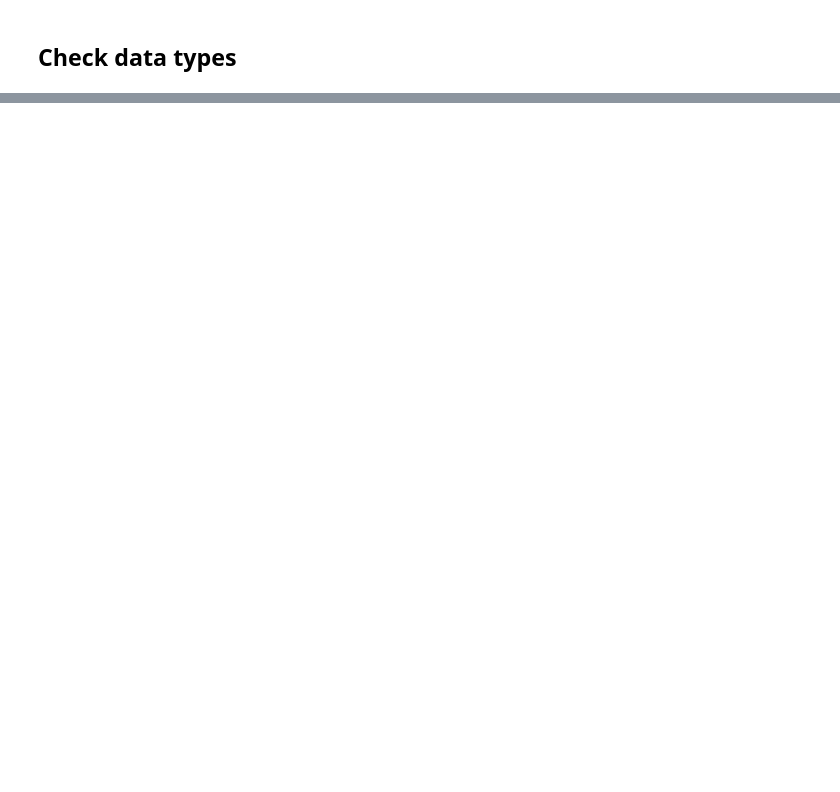
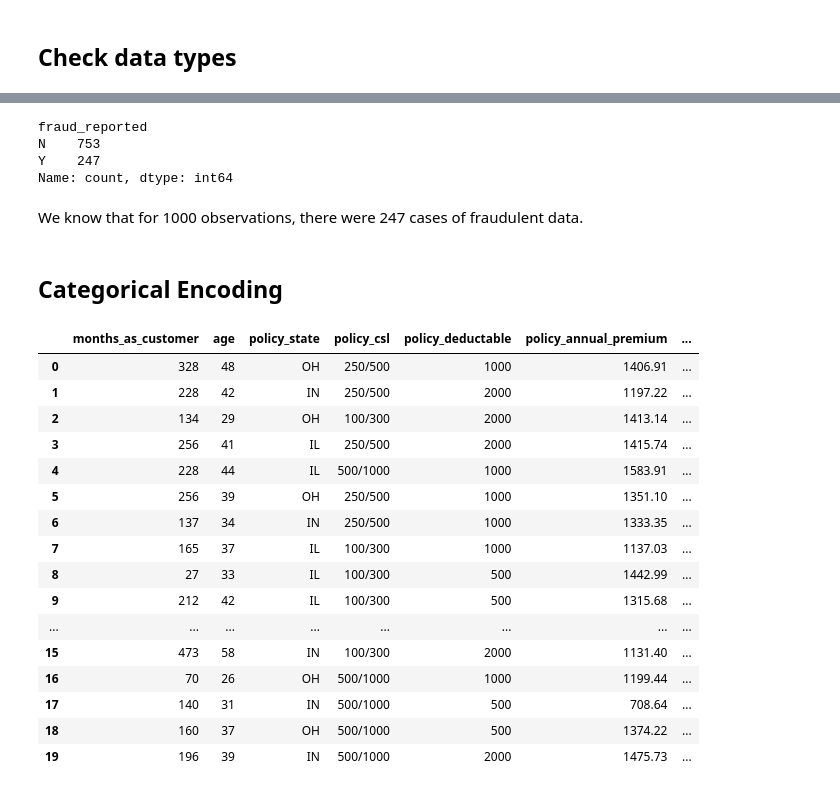
Before and after one commit to jackie-niu/DS9000-Project, a Jupyter notebook: Project_XGBoost.ipynb, the cells around one changed output, grey strips where cells are left out. Cells and saved outputs as stored; diff of their text form; code cells hidden in the pictures; blank space fills up the shorter version.

```diff
--- a/Project_XGBoost.ipynb
+++ b/Project_XGBoost.ipynb
@@ -135,0 +148,32 @@ df.describe()
+# %%
+fraud_reported = df['fraud_reported'].value_counts()
+fraud_reported
+# %% [output]
+fraud_reported
+N    753
+Y    247
+Name: count, dtype: int64
+# %% [markdown]
+We know that for 1000 observations, there were 247 cases of fraudulent data.
+# %% [markdown]
+## Categorical Encoding
+# %%
+df.head(20)
+# %% [output]
+|  | months_as_customer | age | policy_state | policy_csl | policy_deductable | policy_annual_premium | ... |
+| 0 | 328 | 48 | OH | 250/500 | 1000 | 1406.91 | ... |
+| 1 | 228 | 42 | IN | 250/500 | 2000 | 1197.22 | ... |
+| 2 | 134 | 29 | OH | 100/300 | 2000 | 1413.14 | ... |
+| 3 | 256 | 41 | IL | 250/500 | 2000 | 1415.74 | ... |
+| 4 | 228 | 44 | IL | 500/1000 | 1000 | 1583.91 | ... |
+| 5 | 256 | 39 | OH | 250/500 | 1000 | 1351.10 | ... |
+| 6 | 137 | 34 | IN | 250/500 | 1000 | 1333.35 | ... |
+| 7 | 165 | 37 | IL | 100/300 | 1000 | 1137.03 | ... |
+| 8 | 27 | 33 | IL | 100/300 | 500 | 1442.99 | ... |
+| 9 | 212 | 42 | IL | 100/300 | 500 | 1315.68 | ... |
+| ... | ... | ... | ... | ... | ... | ... | ... |
+| 15 | 473 | 58 | IN | 100/300 | 2000 | 1131.40 | ... |
+| 16 | 70 | 26 | OH | 500/1000 | 1000 | 1199.44 | ... |
+| 17 | 140 | 31 | IN | 500/1000 | 500 | 708.64 | ... |
+| 18 | 160 | 37 | OH | 500/1000 | 500 | 1374.22 | ... |
+| 19 | 196 | 39 | IN | 500/1000 | 2000 | 1475.73 | ... |
```
Also changed, not shown: parts of 18 cells of this notebook.
